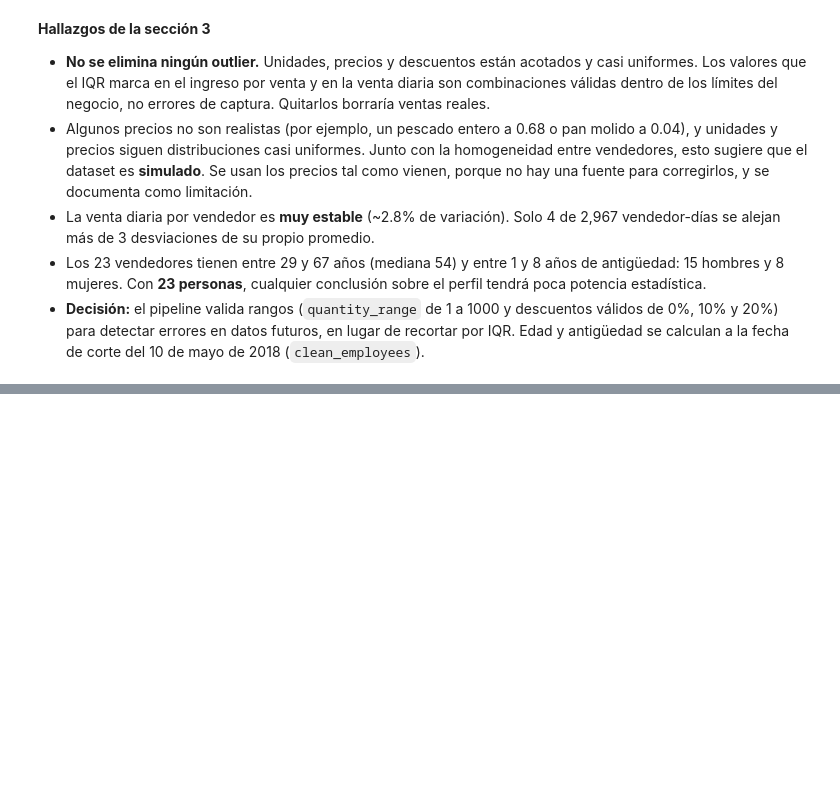
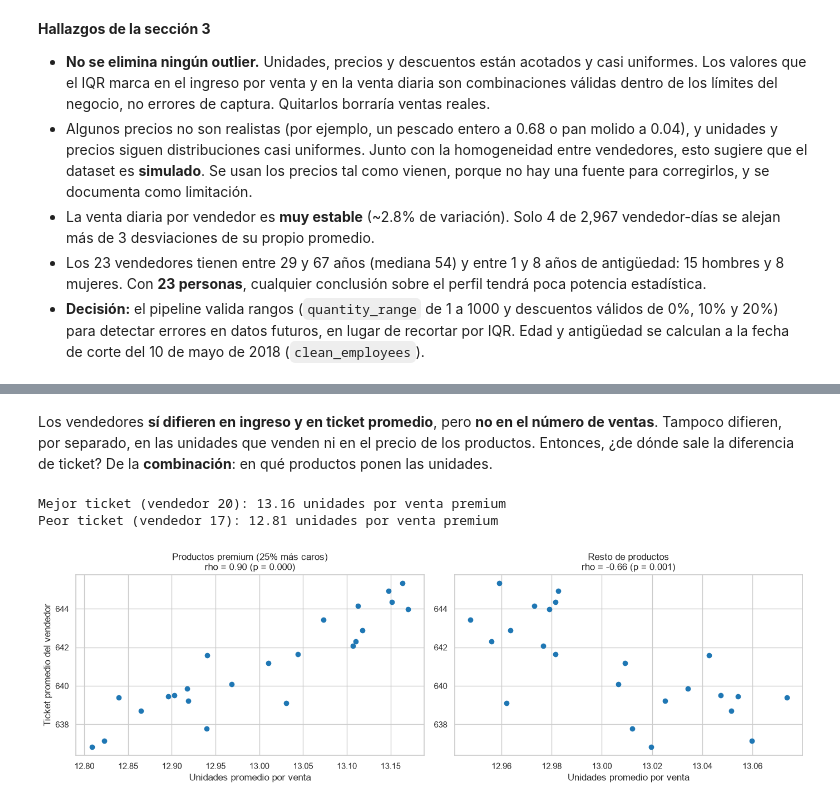
Before and after one commit to Cynthiss/ML-Proyecto-Final, a Jupyter notebook: notebooks/01_exploracion.ipynb, the cells around one changed output, grey strips where cells are left out. Saved outputs shown, nothing was run; the diff lists cells and outputs as text; code cells hidden in the pictures; blank space fills up the shorter version.

```diff
--- a/notebooks/01_exploracion.ipynb
+++ b/notebooks/01_exploracion.ipynb
@@ -496,0 +603,35 @@ employees[["Age", "TenureYears"]].describe().T
+# %% [markdown]
+Los vendedores **sí difieren en ingreso y en ticket promedio**, pero **no en el número de ventas**. Tampoco difieren, por separado, en las unidades que venden ni en el precio de los productos. Entonces, ¿de dónde sale la diferencia de ticket? De la **combinación**: en qué productos ponen las unidades.
+# %%
+premium = df["Price"] > df["Price"].quantile(0.75)
+mix = pd.DataFrame(
+    {
+        "ticket_promedio": df.groupby("SalesPersonID")["Revenue"].mean(),
+        "unidades_en_premium": df[premium].groupby("SalesPersonID")["Quantity"].mean(),
+        "unidades_en_resto": df[~premium].groupby("SalesPersonID")["Quantity"].mean(),
+    }
+)
+
+fig, axes = plt.subplots(1, 2, figsize=(14, 4.5))
+for ax, col, title in [
+    (axes[0], "unidades_en_premium", "Productos premium (25% más caros)"),
+    (axes[1], "unidades_en_resto", "Resto de productos"),
+]:
+    rho, p = stats.spearmanr(mix[col], mix["ticket_promedio"])
+    ax.scatter(mix[col], mix["ticket_promedio"], color="tab:blue")
+    ax.set_title(f"{title}\nrho = {rho:.2f} (p = {p:.3f})")
+    ax.set_xlabel("Unidades promedio por venta")
+axes[0].set_ylabel("Ticket promedio del vendedor")
+fig.tight_layout()
+
+top, bottom = mix["ticket_promedio"].idxmax(), mix["ticket_promedio"].idxmin()
+print(
+    f"Mejor ticket (vendedor {top}): {mix.loc[top, 'unidades_en_premium']:.2f} unidades por venta premium"
+)
+print(
+    f"Peor ticket (vendedor {bottom}): {mix.loc[bottom, 'unidades_en_premium']:.2f} unidades por venta premium"
+)
+# %% [output]
+Mejor ticket (vendedor 20): 13.16 unidades por venta premium
+Peor ticket (vendedor 17): 12.81 unidades por venta premium
+[figure, added]
```
Also changed, not shown: parts of 13 cells of this notebook.
